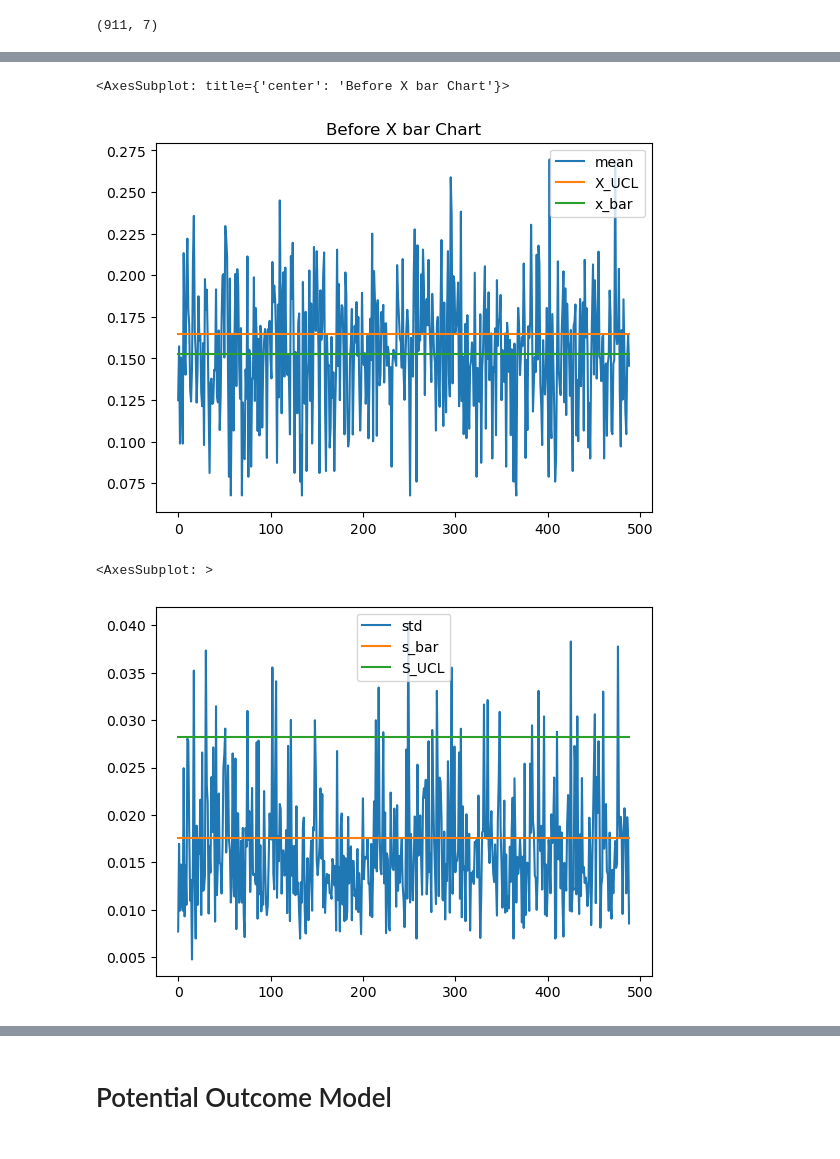
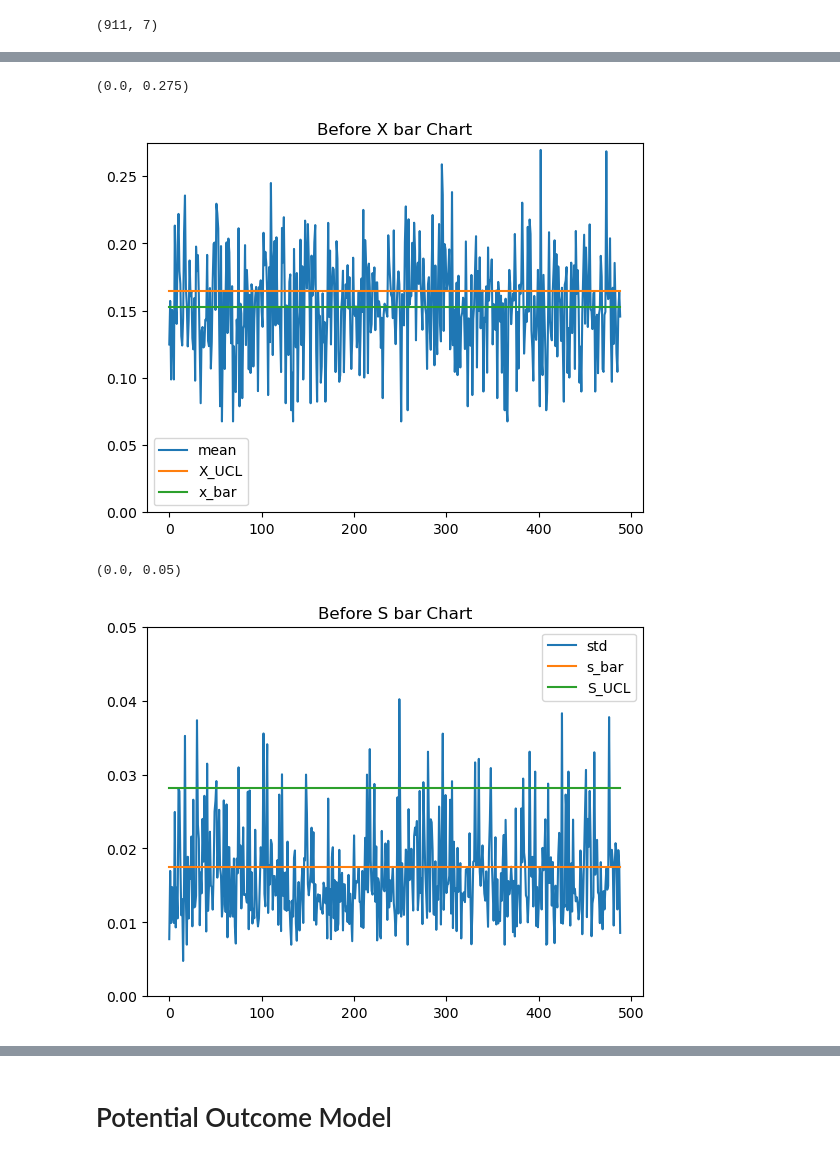
Before and after one commit to raymondEDS/aICLR, a Jupyter notebook: python/CI_embedding_matching.ipynb, the cells around one changed output, grey strips where cells are left out. Cells and saved outputs as stored; diff of their text form; code cells hidden in the pictures.

```diff
--- a/python/CI_embedding_matching.ipynb
+++ b/python/CI_embedding_matching.ipynb
@@ -245,25 +251,32 @@ def spc_sbar(df_spc):
 df_tuning = df_cos_dist_sample.drop(['agg_cluster'],axis = 1)
 
 data = []
-for tuning_param_cos_dist in np.linspace(0,0.3 ,10000):
+for tuning_param_cos_dist in np.linspace(0,0.3 ,1000):
     input_row = {}
     match_number = df_tuning[df_tuning<=tuning_param_cos_dist].any(axis=1).sum()
 
-    #if match_number == df_tuning.shape[0]:
-    df_spc = df_tuning[df_tuning<=tuning_param_cos_dist]
-    df_spc['count'] = df_spc.count(axis=1)
-    df_spc = df_spc[df_spc['count']>=2]
-    df_spc = df_spc.drop(columns= ['count'])
-    if df_spc.shape[0] >=300:
-        try:
-            out_control_count_xbar = spc_xbar(df_spc)
-            out_control_count_sbar = spc_sbar(df_spc)
-            input_row['cosine_distance'] = tuning_param_cos_dist
-            input_row['out_control_points_xbar'] = out_control_count_xbar
-            input_row['out_control_points_sbar'] = out_control_count_sbar
-            input_row['sample_size'] = df_spc.shape[0]
-            data.append(input_row)
+    if match_number == df_tuning.shape[0]:
+        #input_row['full_sample_flag'] = 1
+    #else:
+        #input_row['full_sample_flag'] = 0
 
-        except:
-            continue
+        df_spc = df_tuning[df_tuning<=tuning_param_cos_dist]
+        df_spc['count'] = df_spc.count(axis=1)
+        df_spc = df_spc[df_spc['count']>=2]
+        df_spc = df_spc.drop(columns= ['count'])
+        if df_spc.shape[0] >=300:
+            try:
+                out_control_count_xbar = spc_xbar(df_spc)
+                out_control_count_sbar = spc_sbar(df_spc)
+                input_row['cosine_distance'] = tuning_param_cos_dist
+                input_row['out_control_points_xbar'] = out_control_count_xbar
+                input_row['out_control_points_sbar'] = out_control_count_sbar
+                input_row['sample_size'] = df_spc.shape[0]
+
+                data.append(input_row)
+
+            except:
+                continue
+    else:
+        continue
 x = pd.DataFrame(data)
@@ -300,15 +329,17 @@ df_spc['x_bar'] = pd.Series([x_double_bar for x in range(len(df_spc.index))])
 df_spc['s_bar'] = pd.Series([s_bar for x in range(len(df_spc.index))])
 
 
-df_spc[['mean','X_UCL','x_bar']].plot(title='Before X bar Chart')
+df_spc[['mean','X_UCL','x_bar']].plot(title='Before X bar Chart').set_ylim(0,0.275)
+
+#set_ylim(0,0.3)
 # %% [output]
-<AxesSubplot: title={'center': 'Before X bar Chart'}>
+(0.0, 0.275)
-[figure, old version]
+[figure, new version]
 # %%
-df_spc[['std','s_bar','S_UCL']].plot(title='Before S bar Chart')
+df_spc[['std','s_bar','S_UCL']].plot(title='Before S bar Chart').set_ylim(0,0.05)
 # %% [output]
-<AxesSubplot: >
+(0.0, 0.05)
-[figure, old version]
+[figure, new version]
 # %%
 #http://www.bessegato.com.br/UFJF/resources/table_of_control_chart_constants_old.pdf
 #given the reference table there
```
Also changed, not shown: parts of 23 cells of this notebook, 12 other files.
